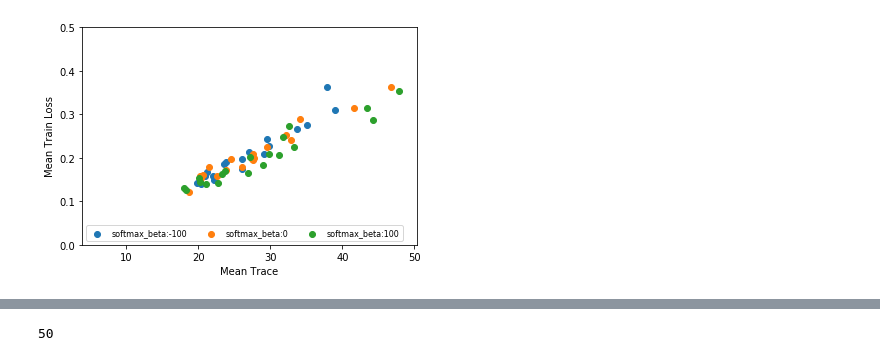
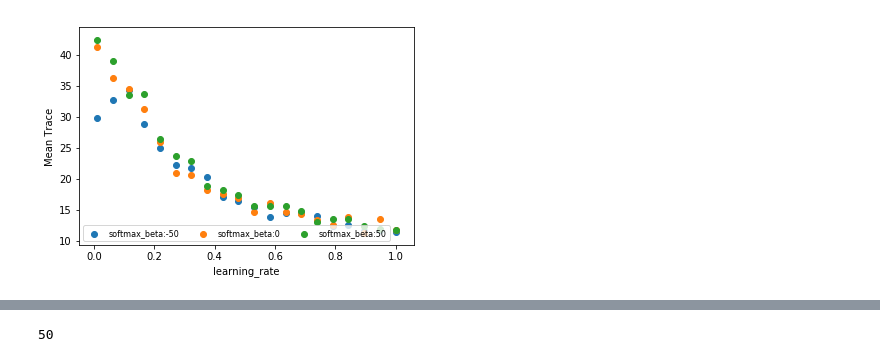
Before and after one commit to daniellengyel/flat_sharp, a Jupyter notebook: flat_sharp/Analysis.ipynb, the cells around one changed output, grey strips where cells are left out. Cells and saved outputs as stored; diff of their text form; code cells hidden in the pictures.

```diff
--- a/flat_sharp/Analysis.ipynb
+++ b/flat_sharp/Analysis.ipynb
@@ -46,6 +26,9 @@ no_models = get_all_models(experiment_folder, -1)
 # %%
+# get all sorts of data
+exp_dict = {}
 
-experiment_folder = exp_root.format("MNIST/Apr22_01-53-27_Daniels-MacBook-Pro-4.local")
-kish_lower_stuff = get_stuff(experiment_folder)
-kish_lower_models = get_all_models(experiment_folder, -1)
+experiment_folder = exp_root.format("FashionMNIST/May14_23-57-49_Daniels-MacBook-Pro-4.local") #Apr27_00-03-27_Daniels-MacBook-Pro-4.local
+exp_dict["stuff"] = get_stuff(experiment_folder)
+exp_dict["models"] = get_all_models(experiment_folder, -1)
+exp_dict["resampling_idxs"] = get_sample_idxs(experiment_folder)
 # %% [output]
@@ -126,4 +55,4 @@ exp_dict["resampling_idxs"] = get_sample_idxs(experiment_folder)
 # %%
-stats_df = get_end_stats(exp_dict["stuff"], ["learning_rate", "batch_train_size", "softmax_beta"], {"softmax_beta":0})
+stats_df = get_end_stats(exp_dict["stuff"])
 stats_df.sort_values(by="Mean Test Acc", ascending=False)
 # %% [output]
@@ -224,7 +137,7 @@ def plot_end_stats(exp_dict, X_axis, Y_axis, filter_dict={}, X_axis_bounds=None,
 
     plt.show()
 # %%
-plot_end_stats(exp_dict, X_axis="Mean Trace", Y_axis="Mean Train Loss", filter_dict={"softmax_beta:special": [-100, 0, 100]}, Y_axis_bounds=(0, 0.5))
+plot_end_stats(exp_dict, X_axis="learning_rate", Y_axis="Mean Trace", filter_dict={"softmax_beta:special": [-50, 0, 50]}, Y_axis_bounds=None)
 # %% [output]
-[figure, old version]
+[figure, new version]
 # %%
```
Also changed, not shown: parts of 11 cells of this notebook, 30 other files.
